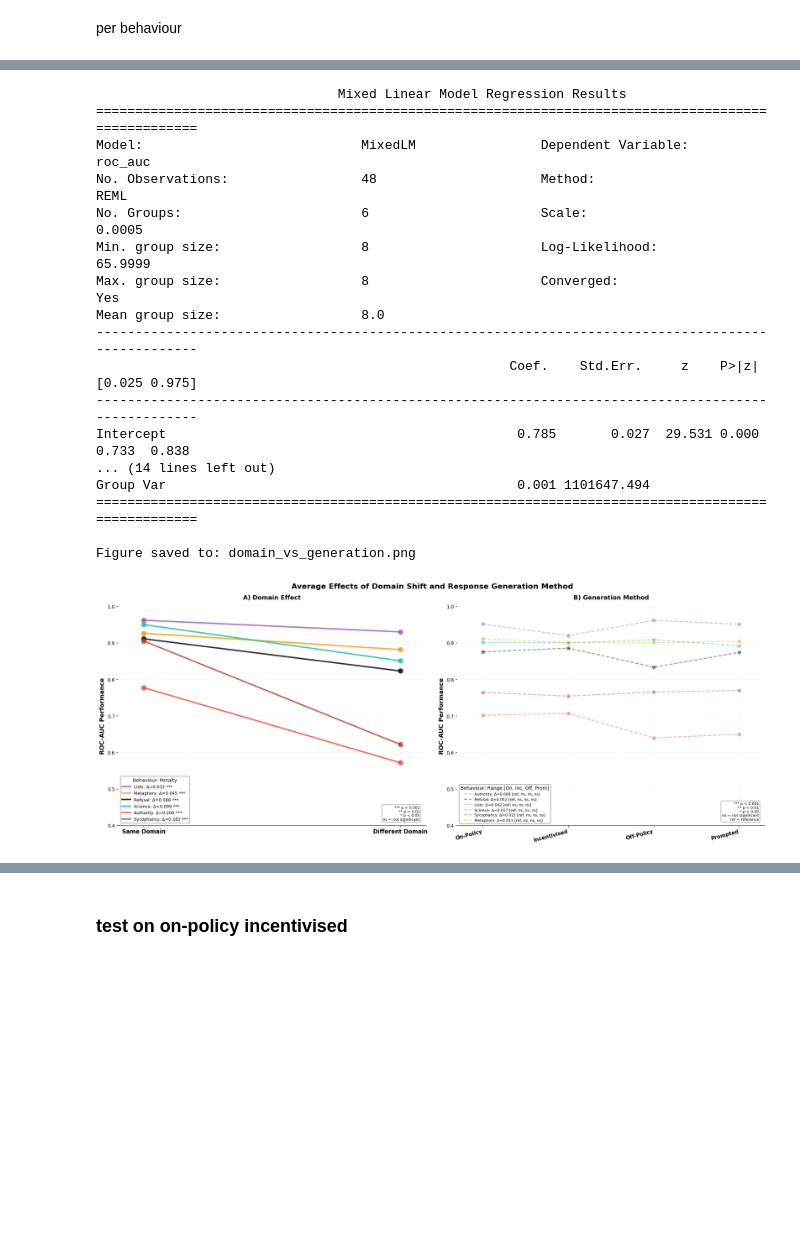
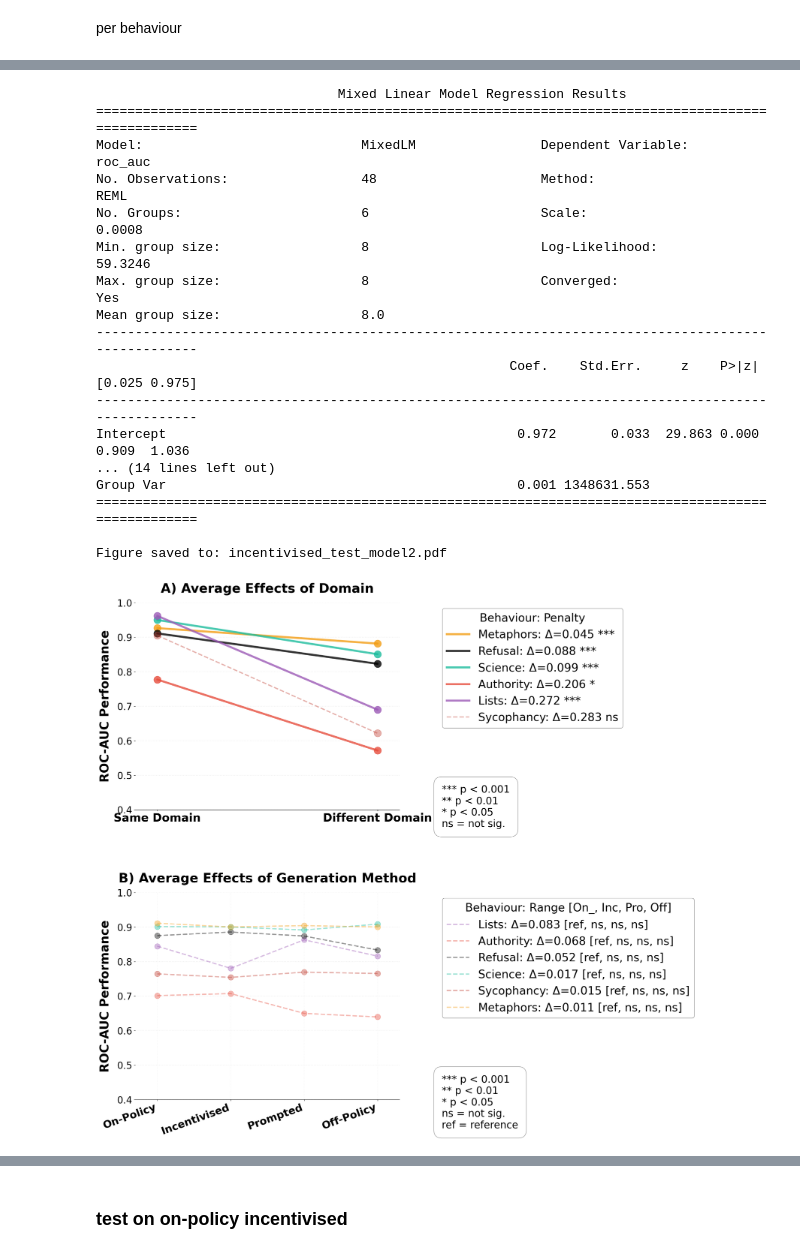
Before and after one commit to SamDower/LASR-probe-gen, a Jupyter notebook: notebooks/MixedModelAnalysis.ipynb, the cells around one changed output, grey strips where cells are left out. Cells and saved outputs as stored; diff of their text form; code cells hidden in the pictures; blank space fills up the shorter version.

Commit message:
.env.example and mixed model fix

```diff
--- a/notebooks/MixedModelAnalysis.ipynb
+++ b/notebooks/MixedModelAnalysis.ipynb
@@ -639,17 +664,0 @@ Group Var                                                    0.010    0.071
-# %%
-# This tests if domain effect varies by behaviour
-model = smf.mixedlm("roc_auc ~ train_domain * C(behaviour) + generation_method",
-                     data=results_df,
-                     groups=results_df["behaviour"])
-result = model.fit()
-print(result.summary())
-
-
-
-# Simply pass your model result directly!
-fig, axes = plot_domain_vs_generation_comparison(
-    results_df,
-    model_result=result,  # Your model from the mixed model fit
-    save_path='domain_vs_generation.png'
-)
-plt.show()
@@ -738,2 +1221,17 @@ See the caveats in the documentation: https://pandas.pydata.org/pandas-docs/stab
 # %% [markdown]
 per behaviour
+# %%
+
+# This tests if domain effect varies by behaviour
+# Set 'lists' as the reference category for behaviour
+results_test_on_policy['behaviour'] = pd.Categorical(
+    results_test_on_policy['behaviour'],
+    categories=['lists', 'refusal', 'metaphors', 'science', 'sycophancy', 'authority'],
+    ordered=False
+)
+
+model = smf.mixedlm("roc_auc ~ train_domain * C(behaviour) + generation_method",
+                     data=results_test_on_policy,
+                     groups=results_test_on_policy["behaviour"])
+result = model.fit()
+print(result.summary())
@@ -740,42 +1261,35 @@ per behaviour
 # %%
-
 # This tests if domain effect varies by behaviour
 model = smf.mixedlm("roc_auc ~ train_domain * C(behaviour) + generation_method",
                      data=results_test_on_policy,
                      groups=results_test_on_policy["behaviour"])
 result = model.fit()
 print(result.summary())
 
 
-results_df['behaviour'] = pd.Categorical(
-    results_df['behaviour'],
-    categories=['lists', 'metaphors', 'science', 'refusal', 'sycophancy', 'authority'],
-    ordered=False
-)
-
 # Simply pass your model result directly!
 fig, axes = plot_domain_vs_generation_comparison(
     results_test_on_policy,
     model_result=result,  # Your model from the mixed model fit
-    save_path='domain_vs_generation.png'
+    save_path='incentivised_test_model2.pdf'
 )
 plt.show()
 # %% [output]
                                Mixed Linear Model Regression Results
 ===================================================================================================
 Model:                            MixedLM                Dependent Variable:                roc_auc
 No. Observations:                 48                     Method:                            REML
-No. Groups:                       6                      Scale:                             0.0005
-Min. group size:                  8                      Log-Likelihood:                    65.9999
+No. Groups:                       6                      Scale:                             0.0008
+Min. group size:                  8                      Log-Likelihood:                    59.3246
 Max. group size:                  8                      Converged:                         Yes
 Mean group size:                  8.0
 ---------------------------------------------------------------------------------------------------
                                                      Coef.    Std.Err.     z    P>|z| [0.025 0.975]
 ---------------------------------------------------------------------------------------------------
-Intercept                                             0.785       0.027  29.531 0.000  0.733  0.838
+Intercept                                             0.972       0.033  29.863 0.000  0.909  1.036
 ... (14 lines left out)
-Group Var                                             0.001 1101647.494
+Group Var                                             0.001 1348631.553
 ===================================================================================================
 
-Figure saved to: domain_vs_generation.png
+Figure saved to: incentivised_test_model2.pdf
-[figure, old version]
+[figure, new version]
```
Also changed, not shown: parts of 20 cells of this notebook, 1 other file.
